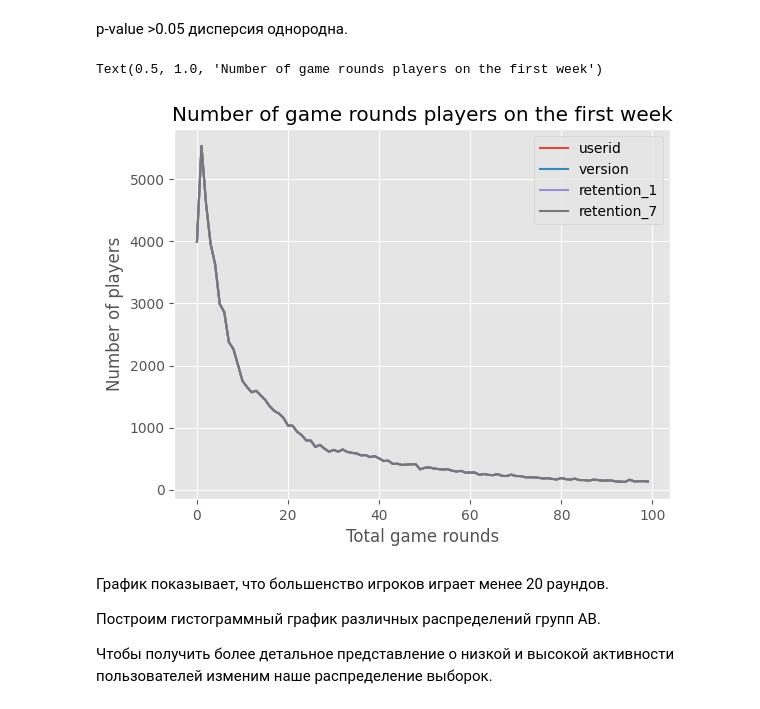
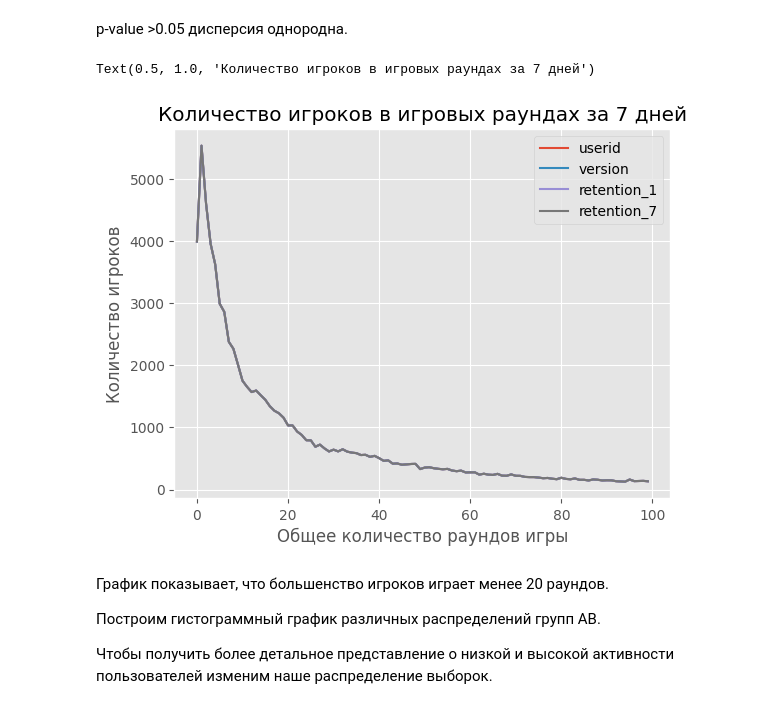
Before and after one commit to Chernaya-Nataliya/AB-Testing, a Jupyter notebook: 9/9.ipynb, the cells around one changed output. Drawn from its saved outputs; the diff is of its cells as text; code cells hidden in the pictures.

```diff
--- a/9/9.ipynb
+++ b/9/9.ipynb
@@ -186,14 +186,14 @@ p-value >0.05 дисперсия однородна.
 # %%
 # Найдем сколько пользователь играет
 plot_df = df.groupby('sum_gamerounds').count()
 
 ax = plot_df[:100].plot()
-ax.set_xlabel('Total game rounds')
-ax.set_ylabel('Number of players')
-ax.set_title('Number of game rounds players on the first week')
+ax.set_xlabel('Общее количество раундов игры')
+ax.set_ylabel('Количество игроков')
+ax.set_title('Количество игроков в игровых раундах за 7 дней')
 # %% [output]
-Text(0.5, 1.0, 'Number of game rounds players on the first week')
+Text(0.5, 1.0, 'Количество игроков в игровых раундах за 7 дней')
-[figure, old version]
+[figure, new version]
 # %% [markdown]
 График показывает, что большенство игроков играет менее 20 раундов.
 
```
Also changed, not shown: parts of 1 cell of this notebook.
